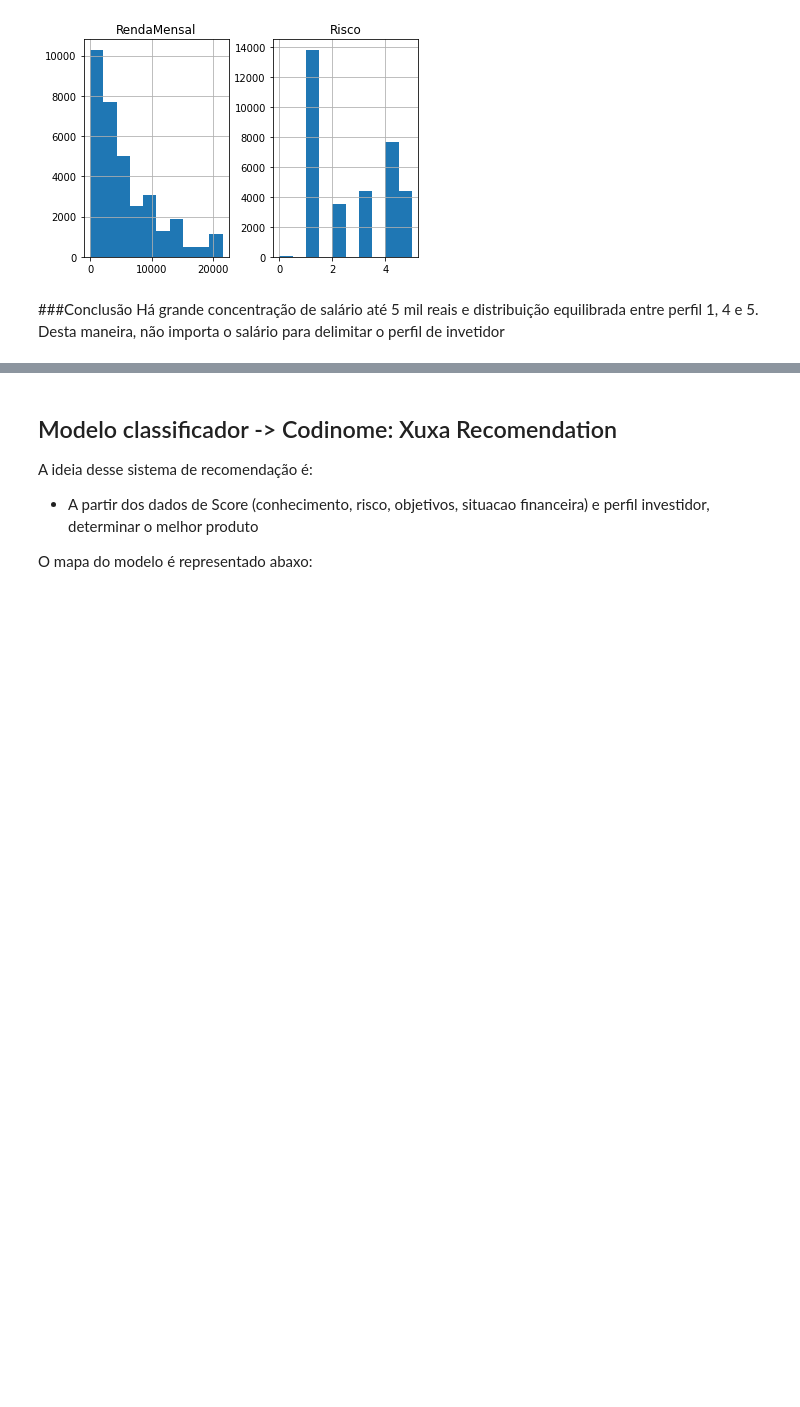
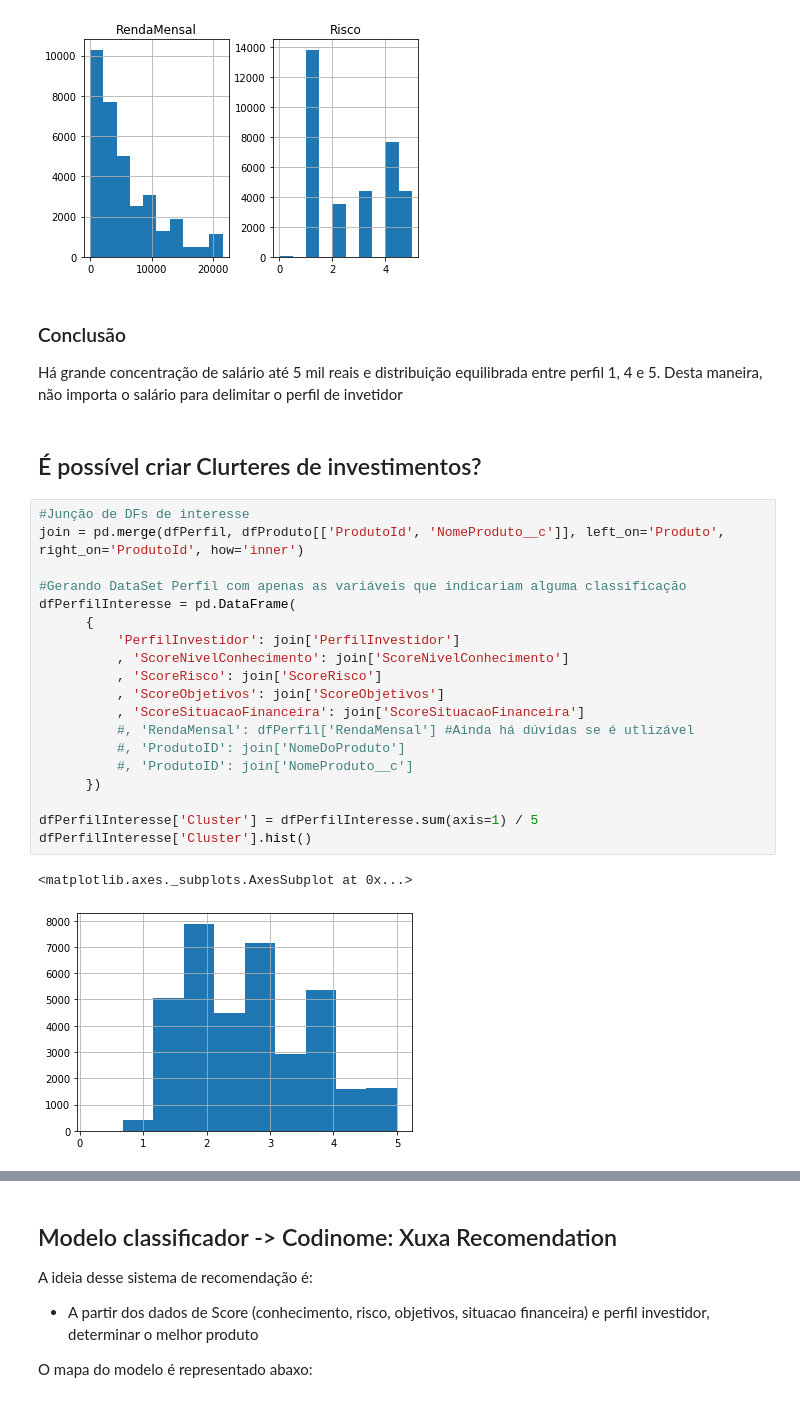
Before and after one commit to wellington-santana/pi-investimentos, a Jupyter notebook: eda_hackathon_trilha_usuario.ipynb, the cells around one changed output, grey strips where cells are left out. Drawn from its saved outputs; the diff is of its cells as text; blank space fills up the shorter version.

```diff
--- a/eda_hackathon_trilha_usuario.ipynb
+++ b/eda_hackathon_trilha_usuario.ipynb
@@ -354,5 +351,29 @@ array([[<matplotlib.axes._subplots.AxesSubplot object at 0x...>,
       dtype=object)
 [figure]
 # %% [markdown]
-###Conclusão
+### Conclusão
 Há grande concentração de salário até 5 mil reais e distribuição equilibrada entre perfil 1, 4 e 5. Desta maneira, não importa o salário para delimitar o perfil de invetidor
+# %% [markdown]
+## É possível criar Clurteres de investimentos?
+# %%
+#Junção de DFs de interesse
+join = pd.merge(dfPerfil, dfProduto[['ProdutoId', 'NomeProduto__c']], left_on='Produto', right_on='ProdutoId', how='inner')
+
+#Gerando DataSet Perfil com apenas as variáveis que indicariam alguma classificação
+dfPerfilInteresse = pd.DataFrame(
+      {
+          'PerfilInvestidor': join['PerfilInvestidor']
+          , 'ScoreNivelConhecimento': join['ScoreNivelConhecimento']
+          , 'ScoreRisco': join['ScoreRisco']
+          , 'ScoreObjetivos': join['ScoreObjetivos']
+          , 'ScoreSituacaoFinanceira': join['ScoreSituacaoFinanceira']
+          #, 'RendaMensal': dfPerfil['RendaMensal'] #Ainda há dúvidas se é utlizável
+          #, 'ProdutoID': join['NomeDoProduto']
+          #, 'ProdutoID': join['NomeProduto__c']
+      })
+
+dfPerfilInteresse['Cluster'] = dfPerfilInteresse.sum(axis=1) / 5
+dfPerfilInteresse['Cluster'].hist()
+# %% [output]
+<matplotlib.axes._subplots.AxesSubplot at 0x...>
+[figure, added]
```
Also changed, not shown: parts of 67 cells of this notebook, 34 other files.
